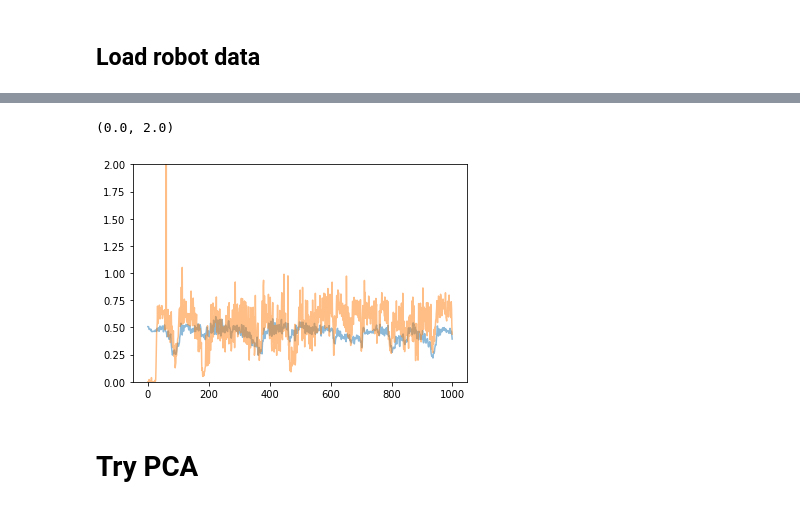
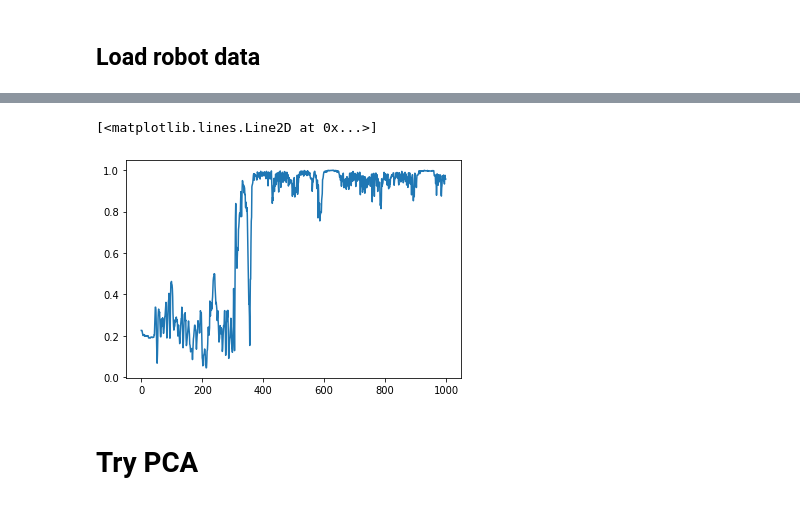
Before and after one commit to alexleffell/tplax_robot_scripts, a Jupyter notebook: analyze_tracks.ipynb, the cells around one changed output, grey strips where cells are left out. Cells and saved outputs as stored; diff of their text form; code cells hidden in the pictures.

```diff
--- a/analyze_tracks.ipynb
+++ b/analyze_tracks.ipynb
@@ -286,7 +286,7 @@ def read_csv_comments(file):
     return df_read
 def generate_energy_df(df, C, l0=.1, k=1, m=1):
     """
-    df: output of generate_dataframe
+    df: output of generate_dataframe, with attribute 'n_nodes
     C: list of pairwise node connections
     l0: resting length of spring in [m]
     k: spring constant of springs [N/m]
@@ -342,6 +342,21 @@ def plot_position_pdf(x,y, bins=30, cmap='Blues'):
     plt.ylabel('Y values')
     plt.title('Normalized 2D Histogram (PDF)')
     plt.show()
+
+def calculate_magnetization(df):
+    """
+    df: output of generate_dataframe, with attribute 'n_nodes
+    returns a list of the magnetizationa at each timestep
+    """
+    mag = []
+    n_nodes = df.attrs['n_nodes']
+    for t in range(len(df)):
+        step = df.iloc[t]
+        m = []
+        for n in range(n_nodes):
+            m.append( np.exp( 1j * step[f'{n}_angle'] ) )
+        mag.append(np.absolute(np.mean(m)))
+    return mag
 # %% [markdown]
 ## Load robot data
 # %%
@@ -357,10 +372,10 @@ plot_position_pdf(x,y)
 # %%
-plt.plot(df['PE'], alpha = 0.5)
-plt.plot(df['KE'], alpha = 0.5)
-plt.ylim(0,2)
+m = calculate_magnetization(robot)
-# %% [output]
-(0.0, 2.0)
-[figure, removed]
+# %%
+plt.plot(m)
+# %% [output]
+[<matplotlib.lines.Line2D at 0x...>]
+[figure, added]
 # %% [markdown]
 # Try PCA
 # %%
```
Also changed, not shown: parts of 3 cells of this notebook.
